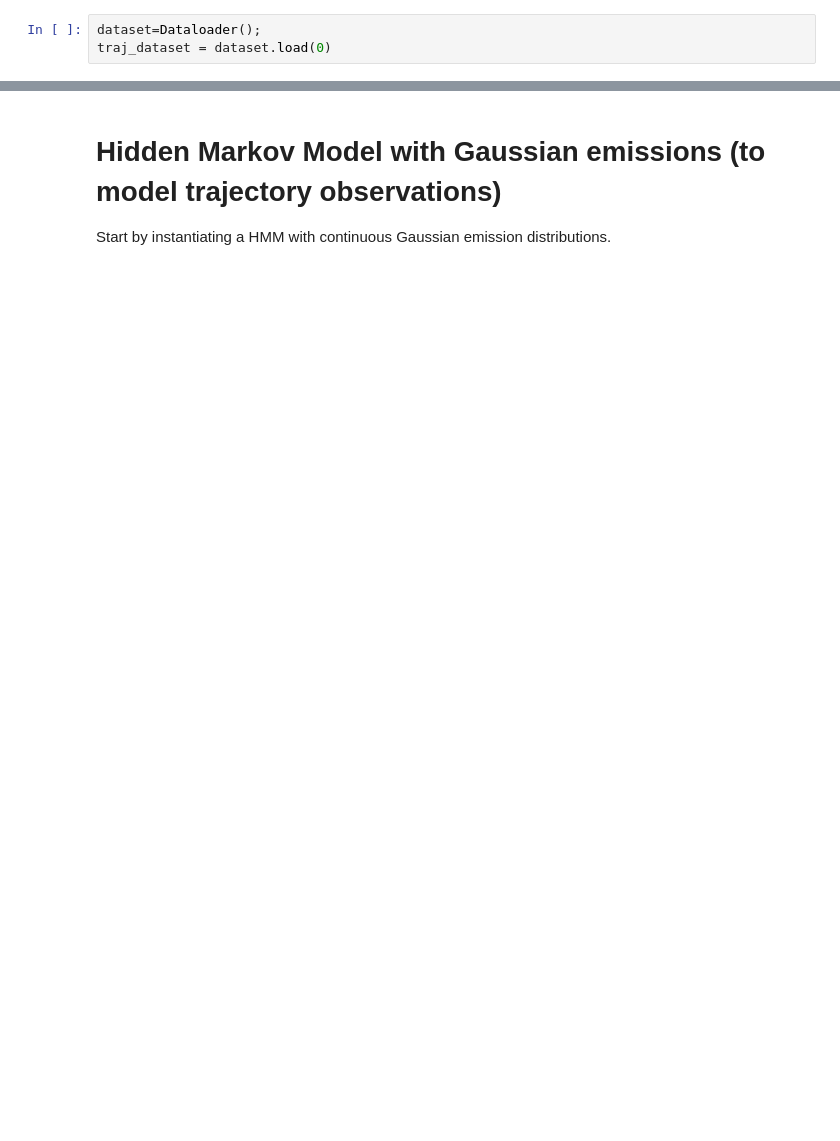
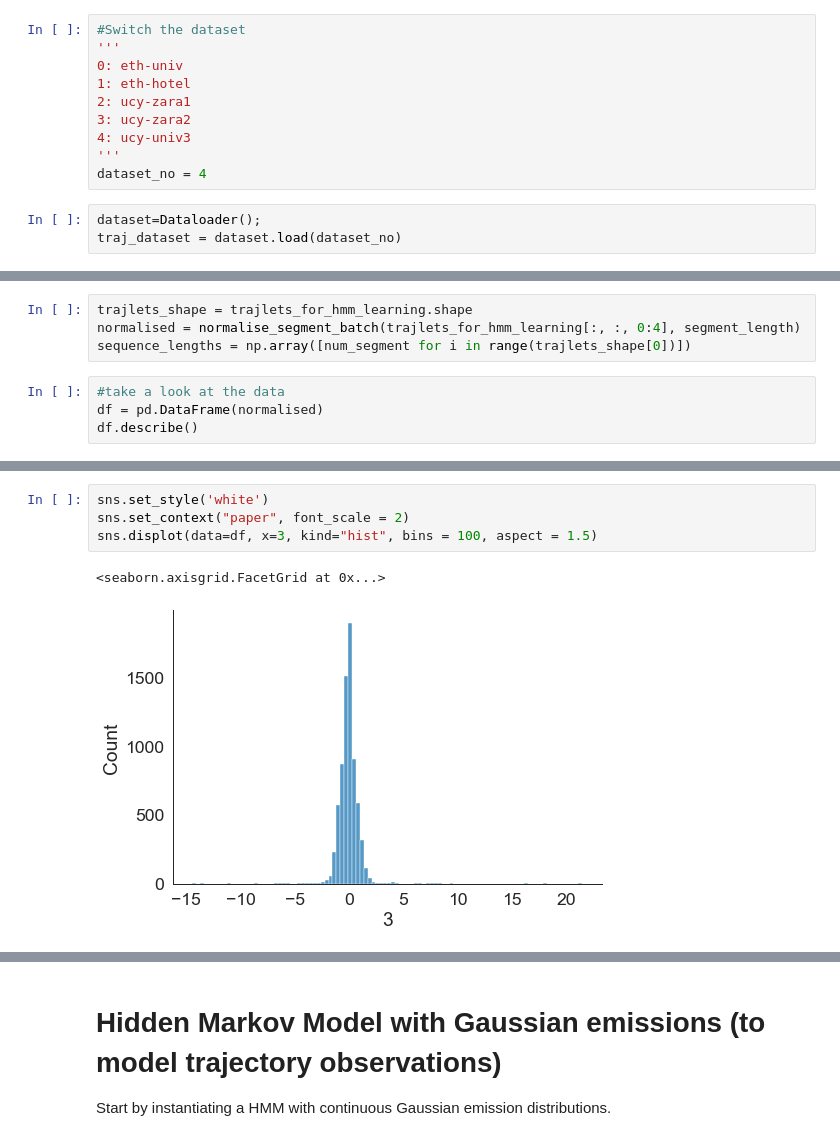
Before and after one commit to fengzileee/nus-cs5340, a Jupyter notebook: notebooks/hmm_continuous_emissions.ipynb, the cells around one changed output, grey strips where cells are left out. Cells and saved outputs as stored; diff of their text form; blank space fills up the shorter version.

```diff
--- a/notebooks/hmm_continuous_emissions.ipynb
+++ b/notebooks/hmm_continuous_emissions.ipynb
@@ -13,3 +26,13 @@ from hmmlearn import hmm
+# %%
+#Switch the dataset
+'''
+0: eth-univ
+1: eth-hotel
+2: ucy-zara1
+3: ucy-zara2
+4: ucy-univ3
+'''
+dataset_no = 4
 # %%
 dataset=Dataloader();
-traj_dataset = dataset.load(0)
+traj_dataset = dataset.load(dataset_no)
@@ -33,0 +50,8 @@ array([[13.017548  ,  5.7825914 , -2.3244442 , -0.07660594, 53.6       ],
+# %%
+trajlets_shape = trajlets_for_hmm_learning.shape
+normalised = normalise_segment_batch(trajlets_for_hmm_learning[:, :, 0:4], segment_length)
+sequence_lengths = np.array([num_segment for i in range(trajlets_shape[0])])
+# %%
+#take a look at the data
+df = pd.DataFrame(normalised)
+df.describe()
@@ -33,0 +68,7 @@ array([[13.017548  ,  5.7825914 , -2.3244442 , -0.07660594, 53.6       ],
+# %%
+sns.set_style('white')
+sns.set_context("paper", font_scale = 2)
+sns.displot(data=df, x=3, kind="hist", bins = 100, aspect = 1.5)
+# %% [output]
+<seaborn.axisgrid.FacetGrid at 0x...>
+[figure, added]
```
Also changed, not shown: parts of 48 cells of this notebook, 1 other file.
